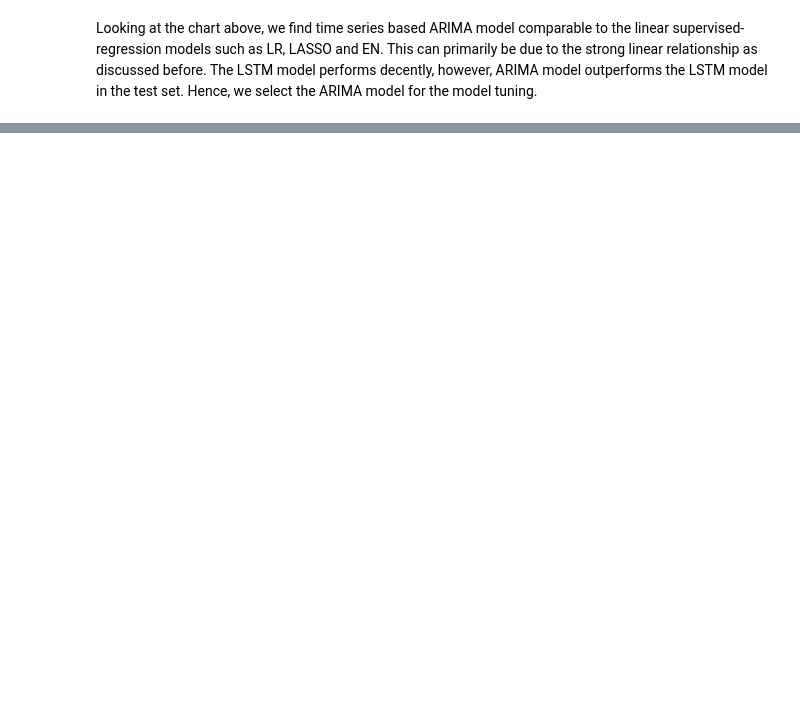
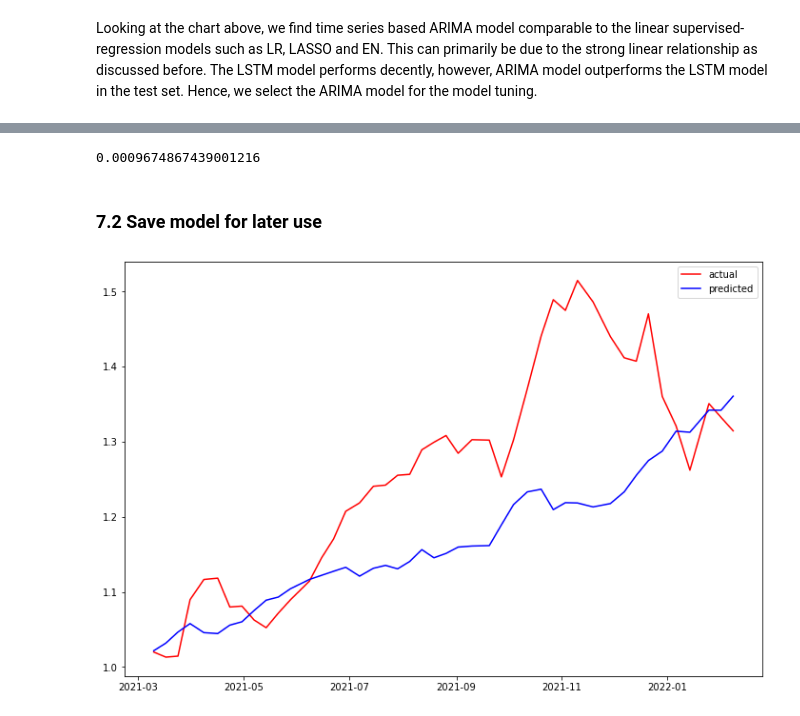
Before and after one commit to y30308/ML_Fin, a Jupyter notebook: ch5_1_StockPricePrediction.ipynb, the cells around one changed output, grey strips where cells are left out. Saved outputs shown, nothing was run; the diff lists cells and outputs as text; code cells hidden in the pictures; blank space fills up the shorter version.

```diff
--- a/ch5_1_StockPricePrediction.ipynb
+++ b/ch5_1_StockPricePrediction.ipynb
@@ -480,0 +555,8 @@ As shown in the chart above the ARIMA model is one of the best mode, so we perfo
+# %%
+# Estimate accuracy on validation set
+predicted_tuned = model_fit.predict(start=tr_len-1, end=to_len-1, exog=X_test_ARIMA)[1:]
+print(mean_squared_error(Y_test, predicted_tuned))
+# %% [output]
+0.0009674867439001216
+# %% [markdown]
+### 7.2 Save model for later use
@@ -480,0 +580,10 @@ As shown in the chart above the ARIMA model is one of the best mode, so we perfo
+# %%
+# Comparison of actual vs. predicted
+predicted_tuned.index = Y_test.index
+pyplot.plot(np.exp(Y_test).cumprod(), 'r', label='actual') # plotting t, a separately
+pyplot.plot(np.exp(predicted_tuned).cumprod(), 'b', label='predicted')
+pyplot.legend()
+pyplot.rcParams["figure.figsize"] = (12,8)
+pyplot.show()
+# %% [output]
+[figure, added]
```
Also changed, not shown: parts of 18 cells of this notebook, 1 other file.
